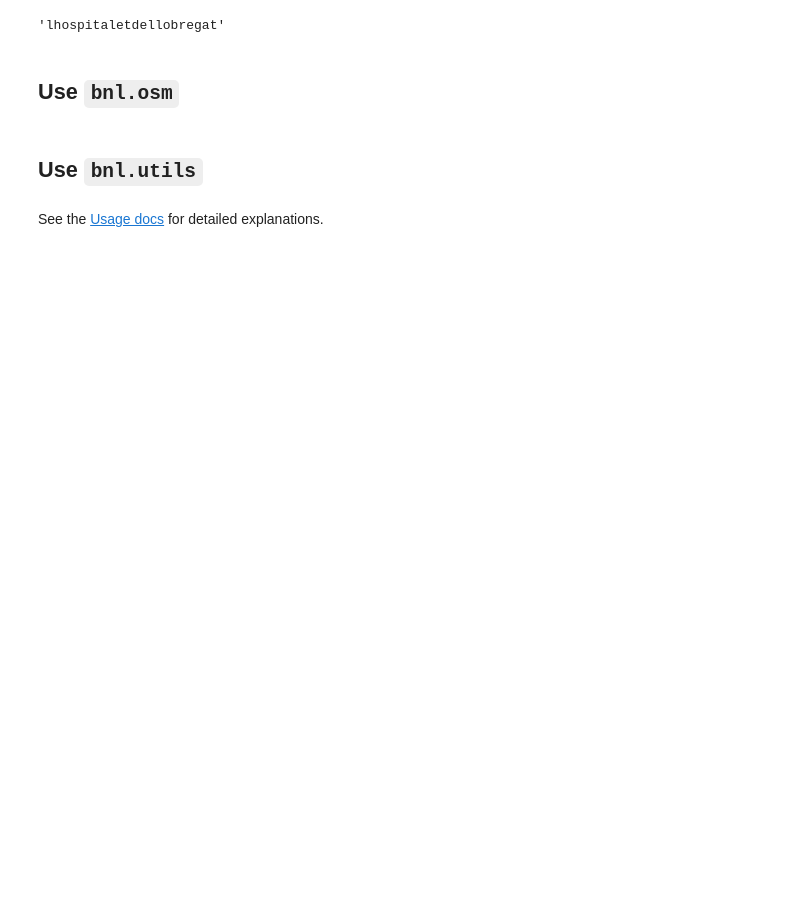
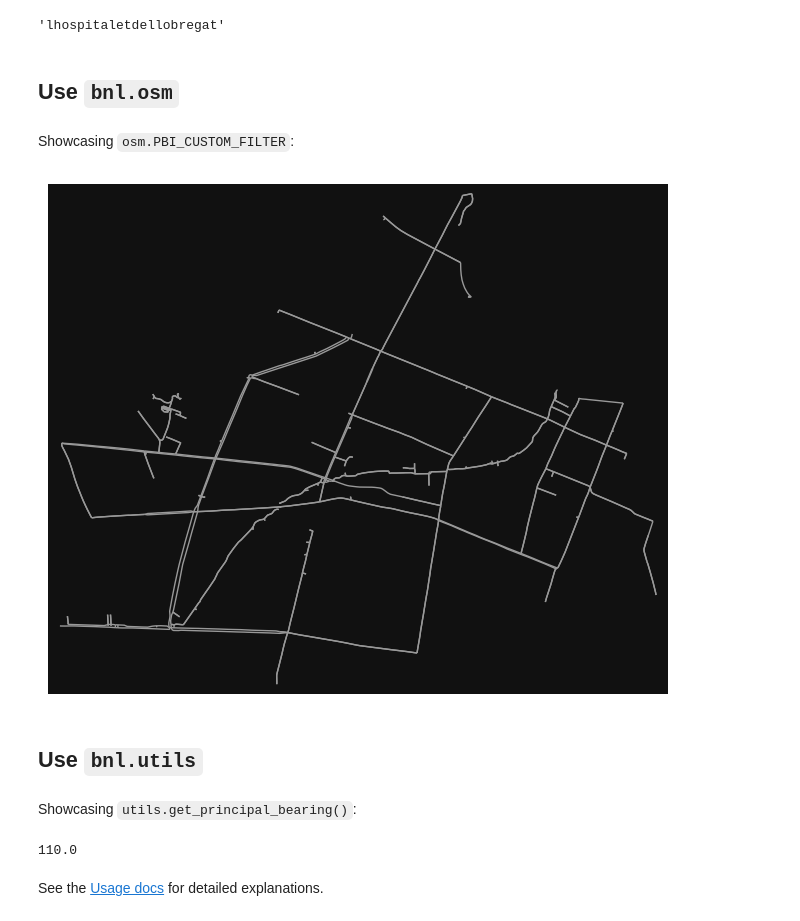
Before and after one commit to BikeNetKit/BikeNetLib, a Jupyter notebook: docs/source/mwe.ipynb, the cells around one changed output. Saved outputs shown, nothing was run; the diff lists cells and outputs as text; code cells hidden in the pictures; blank space fills up the shorter version.

Commit message:
Polish mwe and utils with overpass access

```diff
--- a/docs/source/mwe.ipynb
+++ b/docs/source/mwe.ipynb
@@ -15,17 +17,24 @@ bnl.io.slugify("L'Hospitalet De Llobregat")
 'lhospitaletdellobregat'
 # %% [markdown]
 ## Use `bnl.osm`
+# %% [markdown]
+Showcasing `osm.PBI_CUSTOM_FILTER`:
 # %%
 import osmnx as ox
-g = ox.graph_from_point(
-    (55.68208,12.52404),
-    dist=400,
+g = ox.graph_from_place(
+    "Frederiksberg municipality",
     custom_filter=bnl.osm.PBI_CUSTOM_FILTER,
 )
-ox.plot_graph(g, node_size=0)
+ox.plot_graph(g, node_size=0);
+# %% [output]
+[figure, added]
 # %% [markdown]
 ## Use `bnl.utils`
+# %% [markdown]
+Showcasing `utils.get_principal_bearing()`:
 # %%
-bnl.utils.get_principal_bearing(g)
+bnl.utils.get_principal_bearing(ox.convert.to_undirected(g))
+# %% [output]
+110.0
 # %% [markdown]
 See the [Usage docs](https://docs.bikenetkit.org/BikeNetLib/usage/) for detailed explanations.
```
Also changed, not shown: parts of 1 cell of this notebook, 2 other files.
